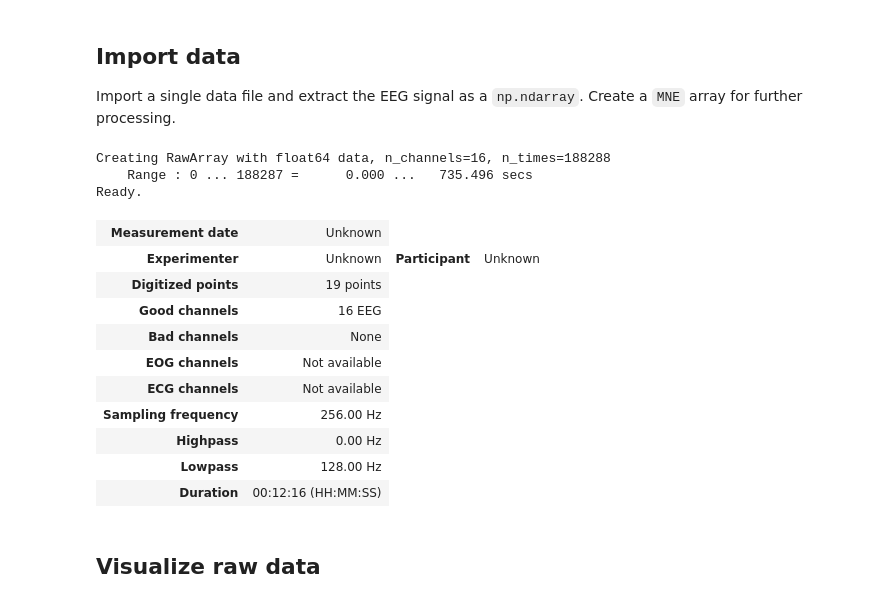
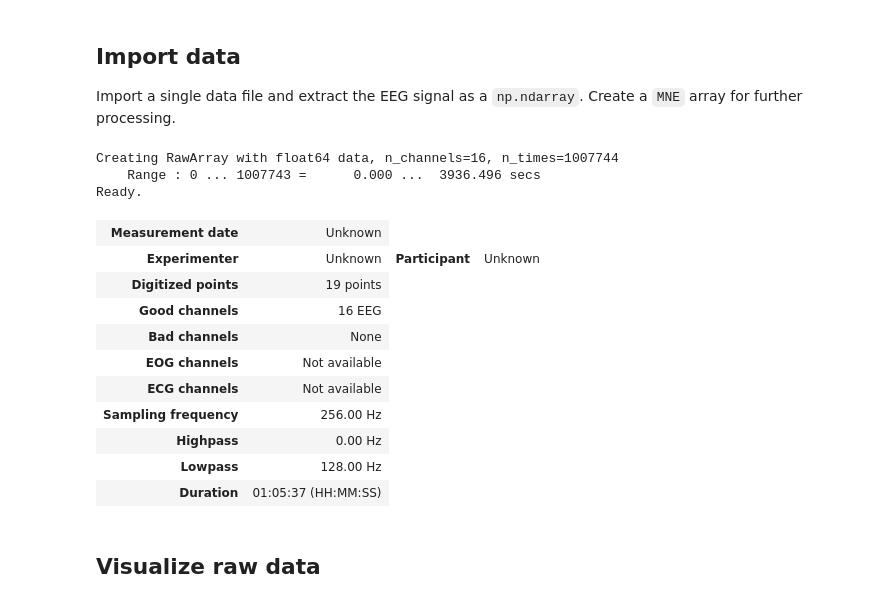
Before and after one commit to kirtonBCIlab/easy-on-the-eyes, a Jupyter notebook: eeg_preprocessing.ipynb, the cells around one changed output. Saved outputs shown, nothing was run; the diff lists cells and outputs as text; code cells hidden in the pictures.

```diff
--- a/eeg_preprocessing.ipynb
+++ b/eeg_preprocessing.ipynb
@@ -35,31 +35,31 @@ from Functions import data_tools
 Import a single data file and extract the EEG signal as a `np.ndarray`. Create a `MNE` array for further processing.
 # %%
 # Settings
-file_name = "sub-P005_ses-S001_task-T1_run-003_eeg.xdf"
+file_name = "sub-P004_ses-S001_task-T1_run-001_eeg.xdf"
 ch_names = ["C3", "Cz", "C4", "T7", "T8", "P3", "Pz", "P4", "P7", "PO7", "POz", "P8", "PO8", "O1", "Oz", "O2"]
 
 # Import data
 [eeg_ts, eeg_data, eeg_fs] = import_data.read_xdf(f"Data\\{file_name}", picks=ch_names)
 
 # Create MNE array
 info = mne.create_info(ch_names, eeg_fs, ch_types = 'eeg')  # Create info properties
 mne_raw = mne.io.RawArray(eeg_data, info = info)            # Create MNE raw array
 mne_raw.set_montage('standard_1020')                        # Set montage to array
 # %% [output]
-Creating RawArray with float64 data, n_channels=16, n_times=188288
-    Range : 0 ... 188287 =      0.000 ...   735.496 secs
+Creating RawArray with float64 data, n_channels=16, n_times=1007744
+    Range : 0 ... 1007743 =      0.000 ...  3936.496 secs
 Ready.
 | Measurement date | Unknown |
 | Experimenter | Unknown | Participant | Unknown |
 | Digitized points | 19 points |
 | Good channels | 16 EEG |
 | Bad channels | None |
 | EOG channels | Not available |
 | ECG channels | Not available |
 | Sampling frequency | 256.00 Hz |
 | Highpass | 0.00 Hz |
 | Lowpass | 128.00 Hz |
-| Duration | 00:12:16 (HH:MM:SS) |
+| Duration | 01:05:37 (HH:MM:SS) |
 # %% [markdown]
 ## Visualize raw data
 # %%
```
Also changed, not shown: parts of 8 cells of this notebook.
